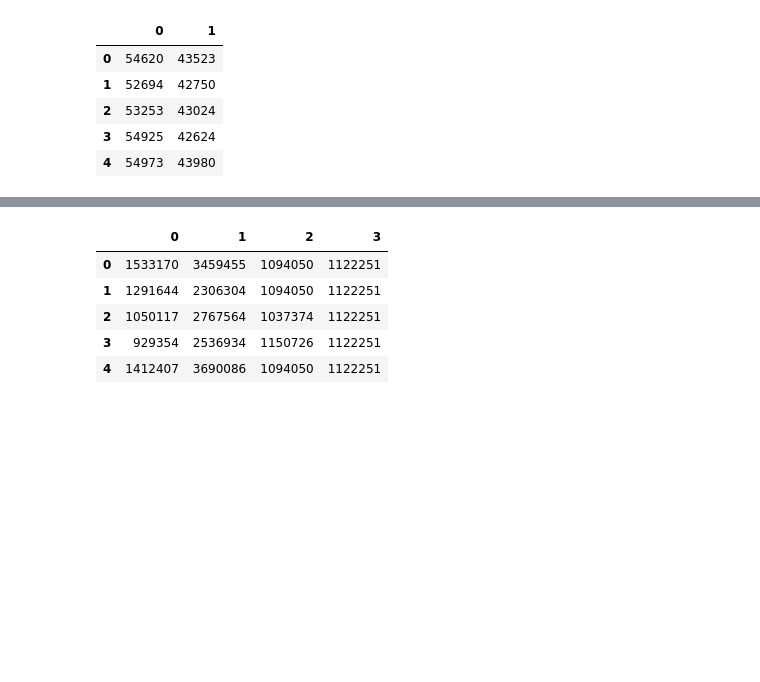
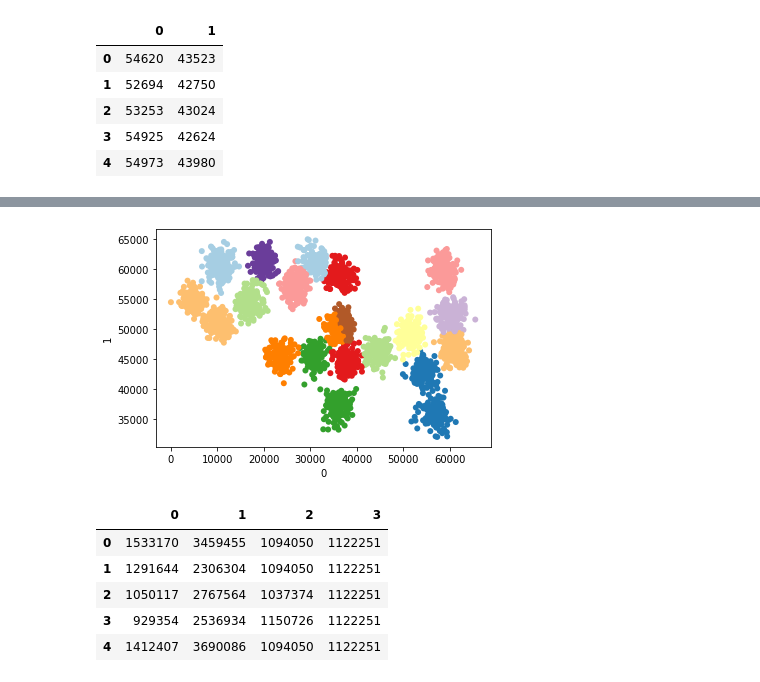
Before and after one commit to mdronski/agh-um-gaussian-mixture-models, a Jupyter notebook: notebooks/visualize_demo.ipynb, the cells around one changed output, grey strips where cells are left out. Drawn from its saved outputs; the diff is of its cells as text; code cells hidden in the pictures; blank space fills up the shorter version.

Commit message:
Add visualization for clustered dataset

```diff
--- a/notebooks/visualize_demo.ipynb
+++ b/notebooks/visualize_demo.ipynb
@@ -23,3 +24,9 @@ visualize(df)
+# %%
+gm = GaussianMixture(n_components=20).fit(df)
+res = gm.predict(df)
+visualize(df, res)
+# %% [output]
+[figure, added]
 # %%
 df2 = load('iris.txt')
 df2.head()
```
Also changed, not shown: parts of 5 cells of this notebook, 1 other file.
